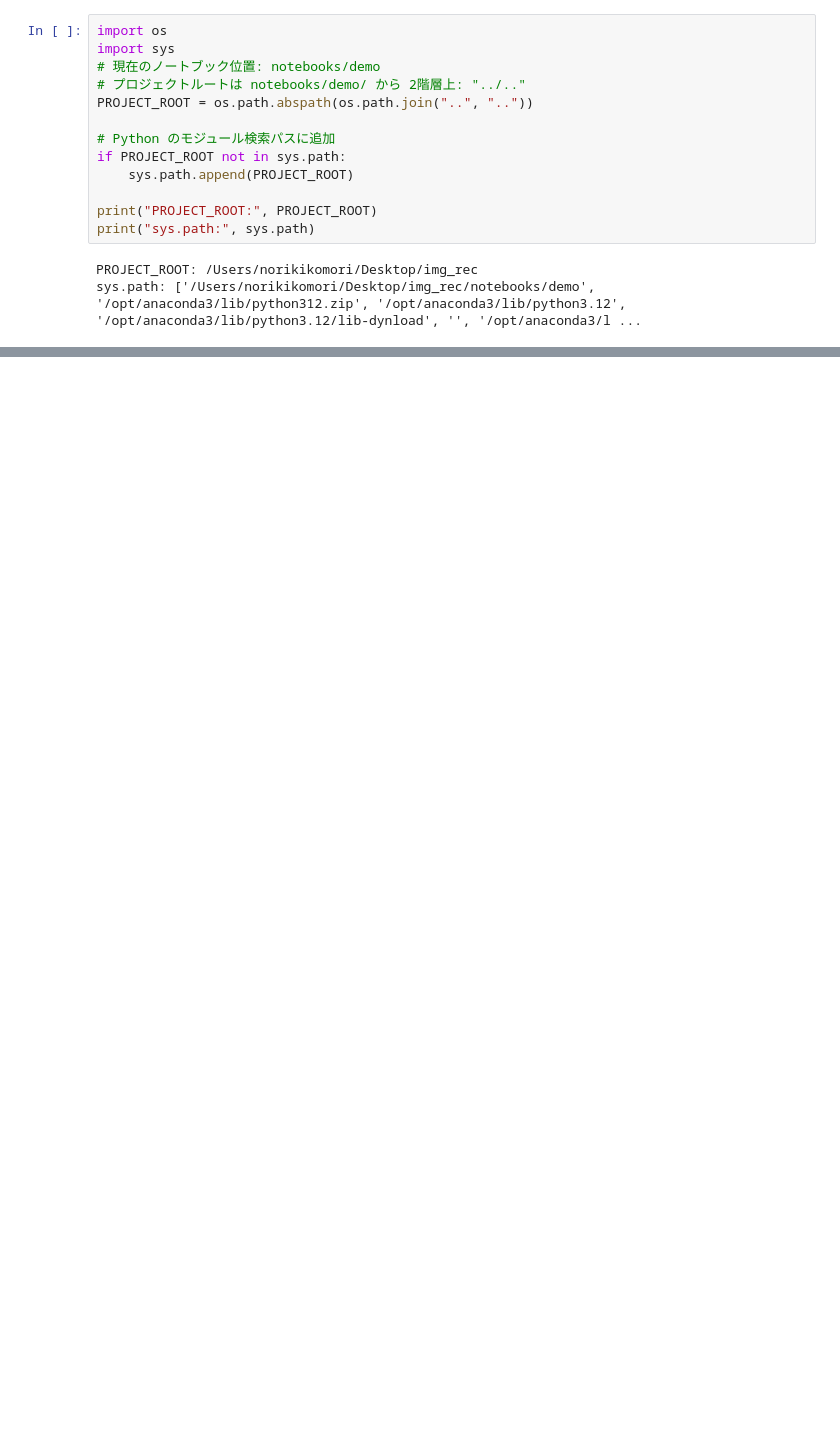
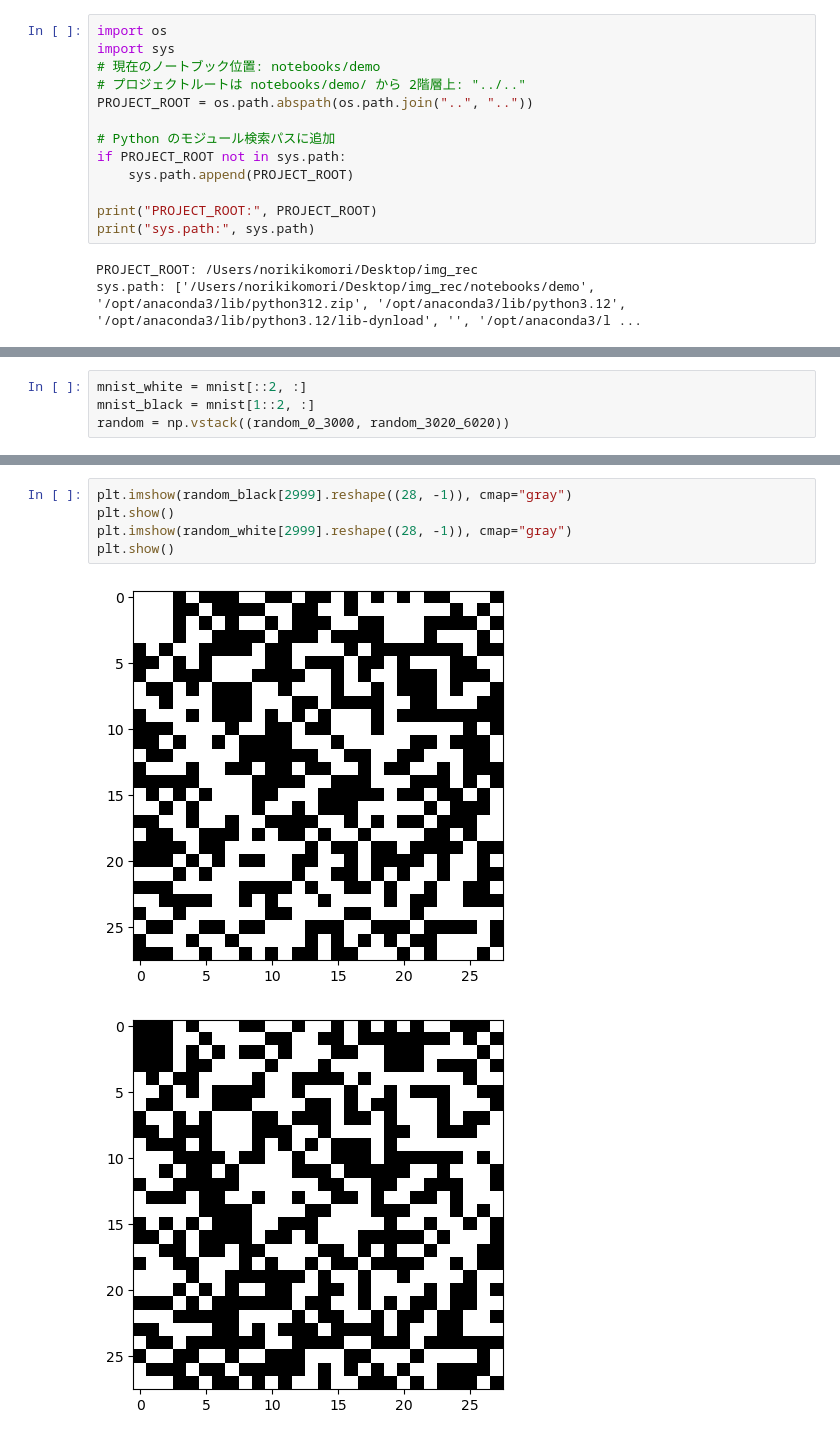
Before and after one commit to morixxfoxdata/img_rec, a Jupyter notebook: notebooks/demo/load_demo.ipynb, the cells around one changed output, grey strips where cells are left out. Cells and saved outputs as stored; diff of their text form; blank space fills up the shorter version.

```diff
--- a/notebooks/demo/load_demo.ipynb
+++ b/notebooks/demo/load_demo.ipynb
@@ -31,0 +55,4 @@ array([[-0.057 , -0.063 , -0.063 , ..., -0.0606, -0.057 , -0.0558],
+# %%
+mnist_white = mnist[::2, :]
+mnist_black = mnist[1::2, :]
+random = np.vstack((random_0_3000, random_3020_6020))
@@ -31,0 +75,8 @@ array([[-0.057 , -0.063 , -0.063 , ..., -0.0606, -0.057 , -0.0558],
+# %%
+plt.imshow(random_black[2999].reshape((28, -1)), cmap="gray")
+plt.show()
+plt.imshow(random_white[2999].reshape((28, -1)), cmap="gray")
+plt.show()
+# %% [output]
+[figure, added]
+[figure, added]
```
Also changed, not shown: parts of 23 cells of this notebook, 1 other file.
